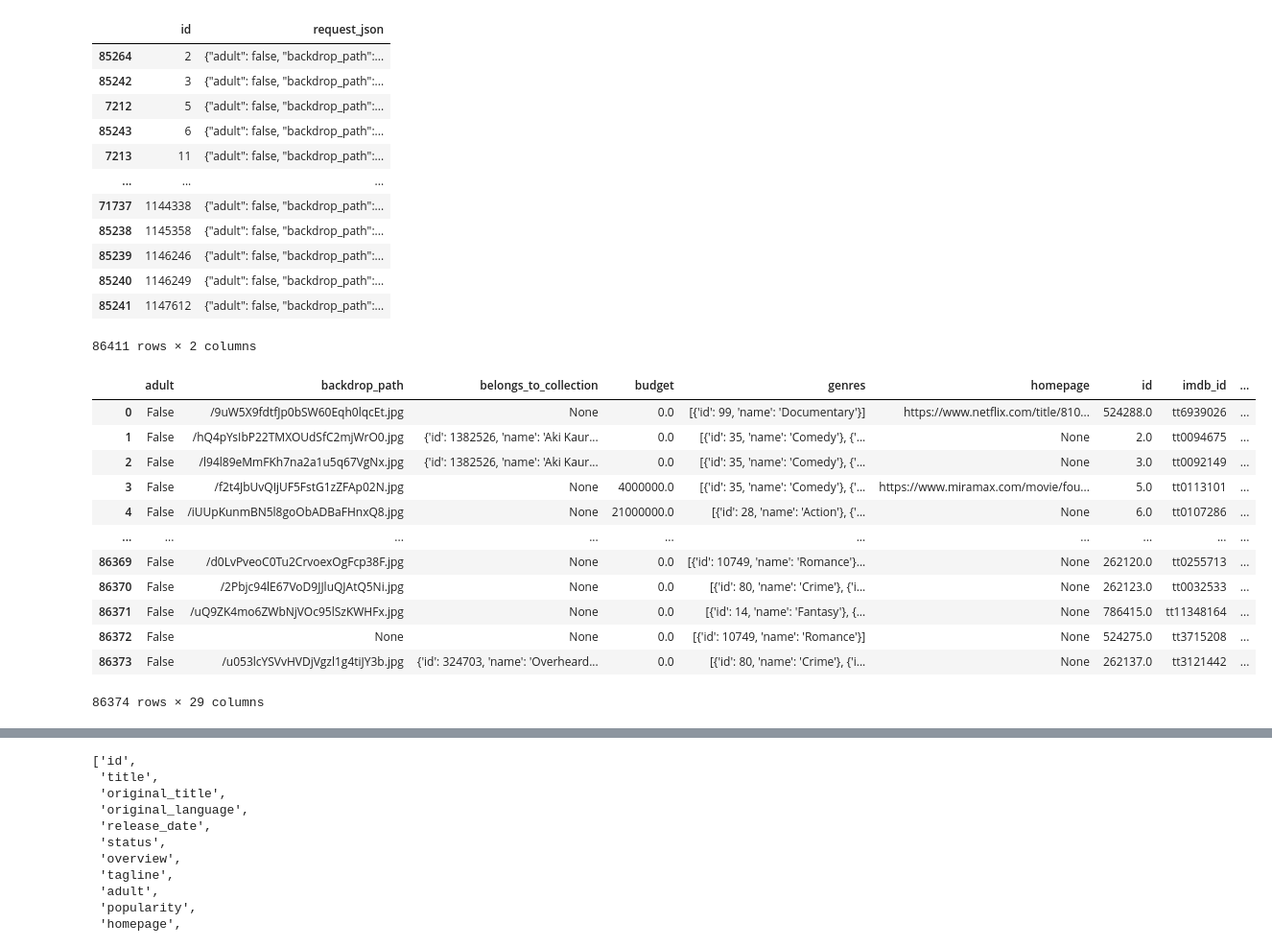
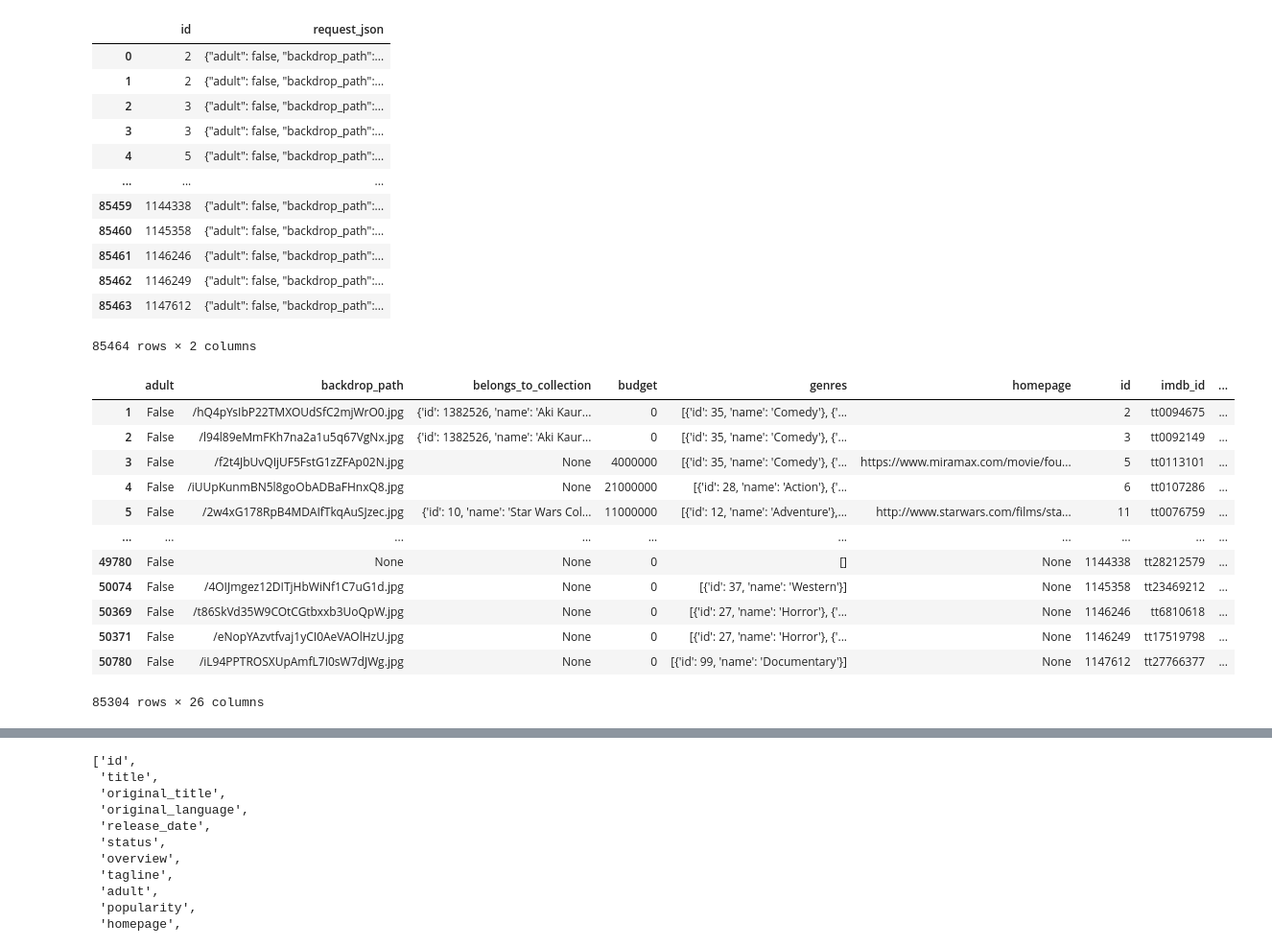
Before and after one commit to DK-Hieu/PTPM_project, a Jupyter notebook: PTPM_data_db.ipynb, the cells around one changed output, grey strips where cells are left out. Shown: that part at 96% size. Drawn from its saved outputs; the diff is of its cells as text; code cells hidden in the pictures.

```diff
--- a/PTPM_data_db.ipynb
+++ b/PTPM_data_db.ipynb
@@ -67,7 +67,10 @@ def SQL_push(sql_table_name,python_table,con,cursor,inplace):
 pathfolder = r'F:\Work\Caohoc_2024_2026\PTPM_project\ml-latest'
 # %%
 sql_check = '''
-            select * from staging.stg_tmdb_json_movie_metadata_test
+            select distinct *
+            from staging.stg_tmdb_json_movie_metadata stjmm
+            where request_json <> '{"success": false, "status_code": 34, "status_message": "The resource you requested could not be found."}'
+            order by id
             '''
 movie_json = selectdf(sql_check,connUAT)
 # list_c['id'] = list_c['id'].astype(str)  # Đảm bảo cùng kiểu dữ liệu
@@ -75,40 +78,41 @@ movie_json.sort_values(by='id',inplace=True)
 movie_json
 # %% [output]
 |  | id | request_json |
-| 85264 | 2 | {"adult": false, "backdrop_path":... |
-| 85242 | 3 | {"adult": false, "backdrop_path":... |
-| 7212 | 5 | {"adult": false, "backdrop_path":... |
-| 85243 | 6 | {"adult": false, "backdrop_path":... |
-| 7213 | 11 | {"adult": false, "backdrop_path":... |
+| 0 | 2 | {"adult": false, "backdrop_path":... |
+| 1 | 2 | {"adult": false, "backdrop_path":... |
+| 2 | 3 | {"adult": false, "backdrop_path":... |
+| 3 | 3 | {"adult": false, "backdrop_path":... |
+| 4 | 5 | {"adult": false, "backdrop_path":... |
 | ... | ... | ... |
-| 71737 | 1144338 | {"adult": false, "backdrop_path":... |
-| 85238 | 1145358 | {"adult": false, "backdrop_path":... |
-| 85239 | 1146246 | {"adult": false, "backdrop_path":... |
-| 85240 | 1146249 | {"adult": false, "backdrop_path":... |
-| 85241 | 1147612 | {"adult": false, "backdrop_path":... |
+| 85459 | 1144338 | {"adult": false, "backdrop_path":... |
+| 85460 | 1145358 | {"adult": false, "backdrop_path":... |
+| 85461 | 1146246 | {"adult": false, "backdrop_path":... |
+| 85462 | 1146249 | {"adult": false, "backdrop_path":... |
+| 85463 | 1147612 | {"adult": false, "backdrop_path":... |
-86411 rows × 2 columns
+85464 rows × 2 columns
 # %%
 data_dict_list = []
 
 for i in tqdm(set(movie_json['id'])):
     data_str = movie_json[movie_json['id']==i]['request_json'].values[0]
     data = f'''{data_str}'''
     data_dict = json.loads(data)
     data_dict_list.append(data_dict)
 
 movie_metadata = pd.DataFrame(data_dict_list)
+movie_metadata.sort_values(by='id',inplace=True)
 movie_metadata
 # %% [output]
 |  | adult | backdrop_path | belongs_to_collection | budget | genres | homepage | id | imdb_id | ... |
-| 0 | False | /9uW5X9fdtfJp0bSW60Eqh0lqcEt.jpg | None | 0.0 | [{'id': 99, 'name': 'Documentary'}] | https://www.netflix.com/title/810... | 524288.0 | tt6939026 | ... |
-| 1 | False | /hQ4pYsIbP22TMXOUdSfC2mjWrO0.jpg | {'id': 1382526, 'name': 'Aki Kaur... | 0.0 | [{'id': 35, 'name': 'Comedy'}, {'... | None | 2.0 | tt0094675 | ... |
-| 2 | False | /l94l89eMmFKh7na2a1u5q67VgNx.jpg | {'id': 1382526, 'name': 'Aki Kaur... | 0.0 | [{'id': 35, 'name': 'Comedy'}, {'... | None | 3.0 | tt0092149 | ... |
-| 3 | False | /f2t4JbUvQIjUF5FstG1zZFAp02N.jpg | None | 4000000.0 | [{'id': 35, 'name': 'Comedy'}, {'... | https://www.miramax.com/movie/fou... | 5.0 | tt0113101 | ... |
-| 4 | False | /iUUpKunmBN5l8goObADBaFHnxQ8.jpg | None | 21000000.0 | [{'id': 28, 'name': 'Action'}, {'... | None | 6.0 | tt0107286 | ... |
+| 1 | False | /hQ4pYsIbP22TMXOUdSfC2mjWrO0.jpg | {'id': 1382526, 'name': 'Aki Kaur... | 0 | [{'id': 35, 'name': 'Comedy'}, {'... |  | 2 | tt0094675 | ... |
+| 2 | False | /l94l89eMmFKh7na2a1u5q67VgNx.jpg | {'id': 1382526, 'name': 'Aki Kaur... | 0 | [{'id': 35, 'name': 'Comedy'}, {'... |  | 3 | tt0092149 | ... |
+| 3 | False | /f2t4JbUvQIjUF5FstG1zZFAp02N.jpg | None | 4000000 | [{'id': 35, 'name': 'Comedy'}, {'... | https://www.miramax.com/movie/fou... | 5 | tt0113101 | ... |
+| 4 | False | /iUUpKunmBN5l8goObADBaFHnxQ8.jpg | None | 21000000 | [{'id': 28, 'name': 'Action'}, {'... |  | 6 | tt0107286 | ... |
+| 5 | False | /2w4xG178RpB4MDAIfTkqAuSJzec.jpg | {'id': 10, 'name': 'Star Wars Col... | 11000000 | [{'id': 12, 'name': 'Adventure'},... | http://www.starwars.com/films/sta... | 11 | tt0076759 | ... |
 | ... | ... | ... | ... | ... | ... | ... | ... | ... | ... |
-| 86369 | False | /d0LvPveoC0Tu2CrvoexOgFcp38F.jpg | None | 0.0 | [{'id': 10749, 'name': 'Romance'}... | None | 262120.0 | tt0255713 | ... |
-| 86370 | False | /2Pbjc94lE67VoD9JJluQJAtQ5Ni.jpg | None | 0.0 | [{'id': 80, 'name': 'Crime'}, {'i... | None | 262123.0 | tt0032533 | ... |
-| 86371 | False | /uQ9ZK4mo6ZWbNjVOc95lSzKWHFx.jpg | None | 0.0 | [{'id': 14, 'name': 'Fantasy'}, {... | None | 786415.0 | tt11348164 | ... |
-| 86372 | False | None | None | 0.0 | [{'id': 10749, 'name': 'Romance'}] | None | 524275.0 | tt3715208 | ... |
-| 86373 | False | /u053lcYSVvHVDjVgzl1g4tiJY3b.jpg | {'id': 324703, 'name': 'Overheard... | 0.0 | [{'id': 80, 'name': 'Crime'}, {'i... | None | 262137.0 | tt3121442 | ... |
+| 49780 | False | None | None | 0 | [] | None | 1144338 | tt28212579 | ... |
+| 50074 | False | /4OIJmgez12DITjHbWiNf1C7uG1d.jpg | None | 0 | [{'id': 37, 'name': 'Western'}] | None | 1145358 | tt23469212 | ... |
+| 50369 | False | /t86SkVd35W9COtCGtbxxb3UoQpW.jpg | None | 0 | [{'id': 27, 'name': 'Horror'}, {'... | None | 1146246 | tt6810618 | ... |
+| 50371 | False | /eNopYAzvtfvaj1yCI0AeVAOlHzU.jpg | None | 0 | [{'id': 27, 'name': 'Horror'}, {'... | None | 1146249 | tt17519798 | ... |
+| 50780 | False | /iL94PPTROSXUpAmfL7I0sW7dJWg.jpg | None | 0 | [{'id': 99, 'name': 'Documentary'}] | None | 1147612 | tt27766377 | ... |
-86374 rows × 29 columns
+85304 rows × 26 columns
```
Also changed, not shown: parts of 8 cells of this notebook, 9 other files.
